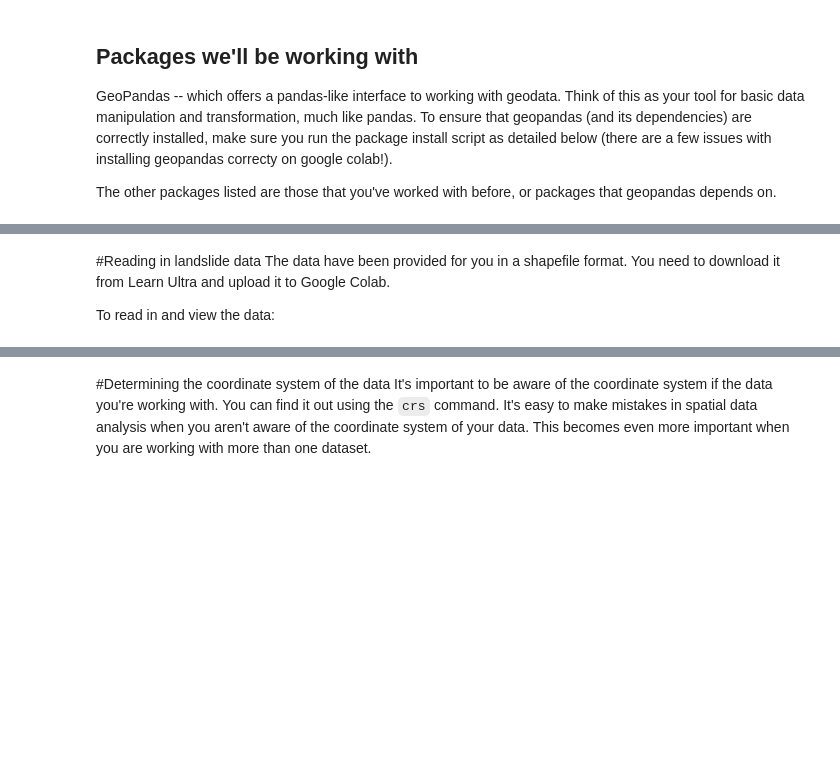
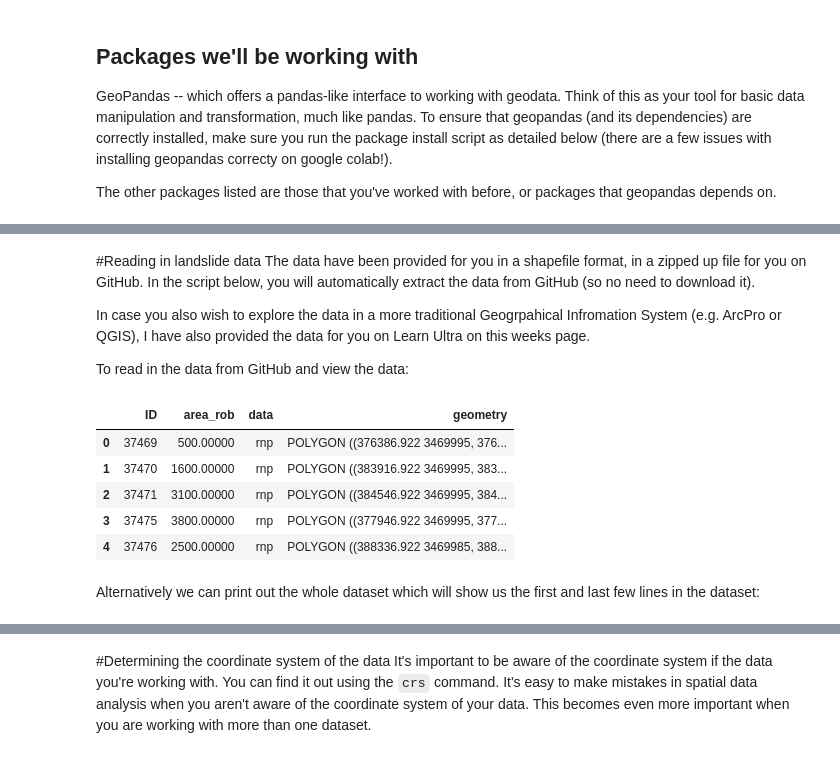
Before and after one commit to laura-turnbull-lloyd/STDH_teaching, a Jupyter notebook: Lecture_4_analysing_spatial_patterns.ipynb, the cells around one changed output, grey strips where cells are left out. Drawn from its saved outputs; the diff is of its cells as text; code cells hidden in the pictures; blank space fills up the shorter version.

```diff
--- a/Lecture_4_analysing_spatial_patterns.ipynb
+++ b/Lecture_4_analysing_spatial_patterns.ipynb
@@ -31,11 +51,32 @@ import seaborn
 # %% [markdown]
 #Reading in landslide data
-The data have been provided for you in a shapefile format. You need to download it from Learn Ultra and upload it to Google Colab.
+The data have been provided for you in a shapefile format, in a zipped up file for you on GitHub. In the script below, you will automatically extract the data from GitHub (so no need to download it).
 
-To read in and view the data:
+In case you also wish to explore the data in a more traditional Geogrpahical Infromation System (e.g. ArcPro or QGIS), I have also provided the data for you on Learn Ultra on this weeks page.
+
+
+To read in the data from GitHub and view the data:
+# %%
+# read in data that's provided for you on Github
+url = "https://github.com/laura-turnbull-lloyd/STDH_teaching/raw/main/landslides_clip.zip"
+
+# Download the zip file into memory
+r = requests.get(url)
+z = zipfile.ZipFile(io.BytesIO(r.content))
 # %%
 # read in the shapefile
-LS = gpd.read_file("landslides_clip.shp") # this is the landslide data
 
-#Let's view the data
-LS
+z.extractall("landslides_clip")
+LS = gpd.read_file("landslides_clip") # this reads in the landslide data
+
+# Let's view the header info of the landslide data we've just read in
+LS.head()
+# %% [output]
+|  | ID | area_rob | data | geometry |
+| 0 | 37469 | 500.00000 | rnp | POLYGON ((376386.922 3469995, 376... |
+| 1 | 37470 | 1600.00000 | rnp | POLYGON ((383916.922 3469995, 383... |
+| 2 | 37471 | 3100.00000 | rnp | POLYGON ((384546.922 3469995, 384... |
+| 3 | 37475 | 3800.00000 | rnp | POLYGON ((377946.922 3469995, 377... |
+| 4 | 37476 | 2500.00000 | rnp | POLYGON ((388336.922 3469985, 388... |
+# %% [markdown]
+Alternatively we can print out the whole dataset which will show us the first and last few lines in the dataset:
```
Also changed, not shown: parts of 11 cells of this notebook.
